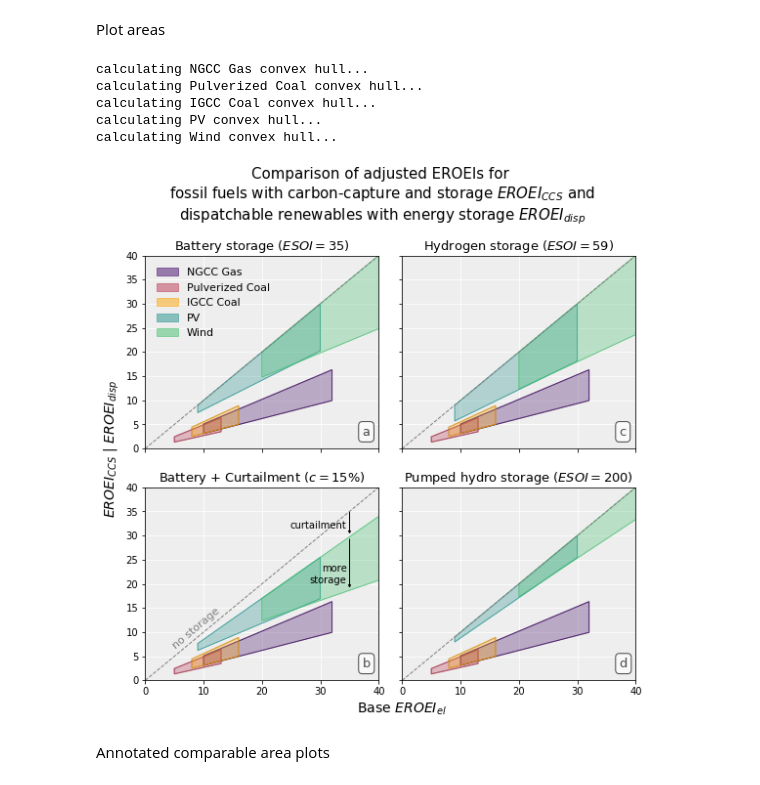
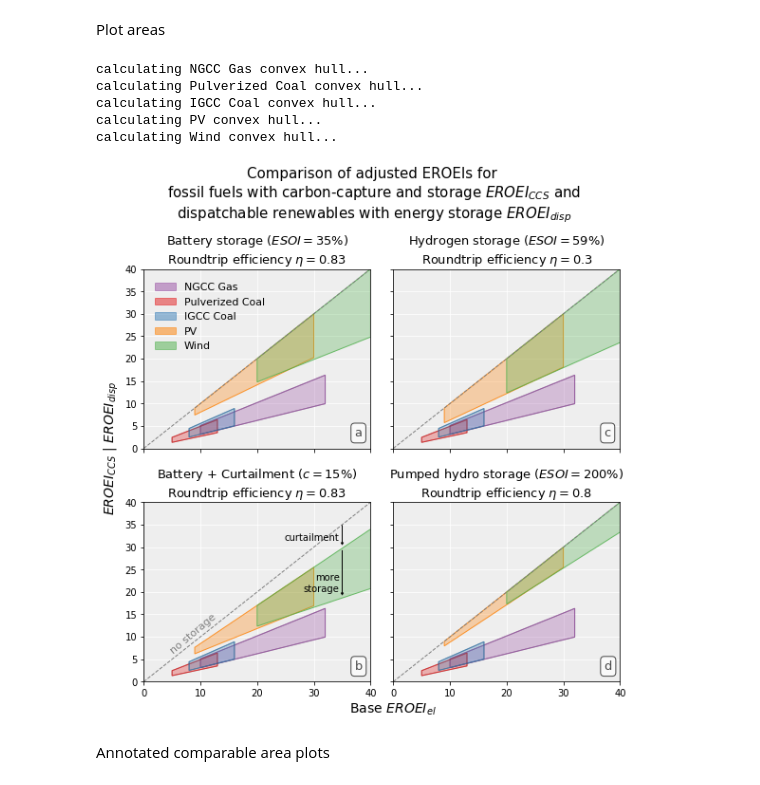
Before and after one commit to csaladenes/sustainable-energy-transitions, a Jupyter notebook: ccs/eroei-ccs-workbook.ipynb, the cells around one changed output. Drawn from its saved outputs; the diff is of its cells as text; code cells hidden in the pictures.

Commit message:
updates colors

```diff
--- a/ccs/eroei-ccs-workbook.ipynb
+++ b/ccs/eroei-ccs-workbook.ipynb
@@ -341,12 +341,6 @@ for i in range(len(axes)):
             fig.colorbar(im, cax=cbar_ax)
             if j==1: cbar_ax.set_ylabel(u'$EROEI_{CCS}$',fontsize=14,labelpad=10)
 
-        ls=['-','--']
-        ls0='-'
-        lw0=0.5
-        t_x_offset=[6,3,8]
-        t_y_offset=[55,20,16]
-        breaker=['\n',' ','\n']
         for m in range(len(CR_ratio)):
             n=0
             for ti in range(len(t0s)):
@@ -591,6 +585,14 @@ calculating PV area...
 calculating Wind area...
 # %% [markdown]
 Plot areas
+# %%
+def cbrew(i):
+    colors=['#984ea3',
+            '#e41a1c',
+            '#377eb8',
+            '#4daf4a',
+            '#ff7f00']
+    return colors[i]
 # %%
 #Plots init
 fig,axes=plt.subplots(2,2,figsize=(9,8),subplot_kw=dict(facecolor='#EEEEEE',axisbelow=True))
@@ -598,7 +600,7 @@ for axi in axes:
     for ax in axi:
         ax.grid(color='white', linestyle='solid')
 plt.subplots_adjust(wspace=0.1)
-plt.subplots_adjust(hspace=0.2)
+plt.subplots_adjust(hspace=0.3)
 legendalpha=0.5
 
 #Fossil part
@@ -614,7 +616,7 @@ for i in range(len(names)):
 
     for axi in axes:
         for ax in axi:
-            colr=color2(11)[int(i*3+2)]
+            colr=cbrew(i)
             poly = plt.Polygon(convexhull(points), edgecolor="k",facecolor=colr,alpha=0.3)
             poly2 = plt.Polygon(convexhull(points), edgecolor=colr,alpha=0.8,fill=False,lw=1)
             legendpoly = plt.Polygon([[0,0],[0,-1],[-1,-1]], edgecolor=colr,facecolor=colr,alpha=legendalpha,lw=1,label=names[i].replace('\n',' '))
@@ -634,7 +636,7 @@ for i in range(len(eroei_disp_n)):
             points.append([x0,y0min])
             points.append([x0,y0max])
 
-        colr=color(11)[int(i*2+5)]
+        colr=cbrew(4-i)
         ax=axes[j/2][j%2]
         poly = plt.Polygon(convexhull(points), edgecolor="none",facecolor=colr,alpha=0.3)
         poly2 = plt.Polygon(convexhull(points), edgecolor=colr,alpha=0.8,fill=False,lw=1)
@@ -644,9 +646,11 @@ for i in range(len(eroei_disp_n)):
         ax.add_patch(legendpoly)
         if (i==0):
             if (j!=2):
-                ax.set_title(ESOI_tech[j]+u' ($ESOI='+str(ESOI[j])+'$)',fontsize=13)
+                ax.set_title(ESOI_tech[j]+u' ($ESOI='+str(ESOI[j])+\
+                     '$%)\nRoundtrip efficiency $\eta='+str(eta[j])+'$',fontsize=13)
             else:
-                ax.set_title(ESOI_tech[j]+u' ($c='+str(int(c[j]*100))+'$%)',fontsize=13)
+                ax.set_title(ESOI_tech[j]+u' ($c='+str(int(c[j]*100))+\
+                     '$%)\nRoundtrip efficiency $\eta='+str(eta[j])+'$',fontsize=13)
             ax.text(0.93, 0.12, string.ascii_lowercase[(j%2)*2+j/2],
                     horizontalalignment='left',
                     verticalalignment='top',
@@ -661,36 +665,36 @@ for i in range(len(eroei_disp_n)):
                 ax.arrow(35, 35, 0, -4, head_width=0.5, head_length=0.5, fc='k', ec='k',ls='-',lw=0.5)
                 ax.arrow(35, 29.3, 0, -9.5, head_width=0.5, head_length=0.5, fc='k', ec='k',ls='-',lw=0.5)
                 ax.text(34.5, 32, 'curtailment',
                         horizontalalignment='right',
                         verticalalignment='center', rotation=0, color='k')
                 ax.text(34.5, 22, 'more\nstorage',
                         horizontalalignment='right',
                         verticalalignment='center', rotation=0, color='k')
 
 #Format labels
 for axi in axes:
     for ax in axi:
         ax.set_xlim(0,max(np.array(eroei_el_ren).flatten()))
         ax.set_ylim(0,max(np.array(eroei_el_ren).flatten()))
 axes[0][0].set_ylabel('$EROEI_{CCS}$ | $EROEI_{disp}$',fontsize=14,y=0)
 axes[1][1].set_xlabel('Base $EROEI_{el}$',fontsize=14,x=0)
 axes[0][1].set_yticklabels('')
 axes[1][1].set_yticklabels('')
 axes[0][0].set_xticklabels('')
 axes[0][1].set_xticklabels('')
 #axes[0][1].legend(loc=(1.04,0.58),fontsize=11)
-axes[0][0].legend(loc=(0.03,0.55),framealpha=0,fontsize=11)
+axes[0][0].legend(loc=(0.03,0.52),framealpha=0,fontsize=11)
 
-plt.suptitle('Comparison of adjusted EROEIs for \nfossil fuels with carbon-capture and storage $EROEI_{CCS}$ and \ndispatchable renewables with energy storage $EROEI_{disp}$',y=1.03,fontsize=15)
+plt.suptitle('Comparison of adjusted EROEIs for \nfossil fuels with carbon-capture and storage $EROEI_{CCS}$ and \ndispatchable renewables with energy storage $EROEI_{disp}$',y=1.06,fontsize=15)
 plt.savefig('plot/fig4.png',dpi=150,bbox_inches = 'tight', pad_inches = 0.1)
 plt.show()
 # %% [output]
 calculating NGCC Gas convex hull...
 calculating Pulverized Coal convex hull...
 calculating IGCC Coal convex hull...
 calculating PV convex hull...
 calculating Wind convex hull...
-[figure, old version]
+[figure, new version]
 # %% [markdown]
 Annotated comparable area plots
 # %%
```
Also changed, not shown: parts of 3 cells of this notebook, 5 other files.
